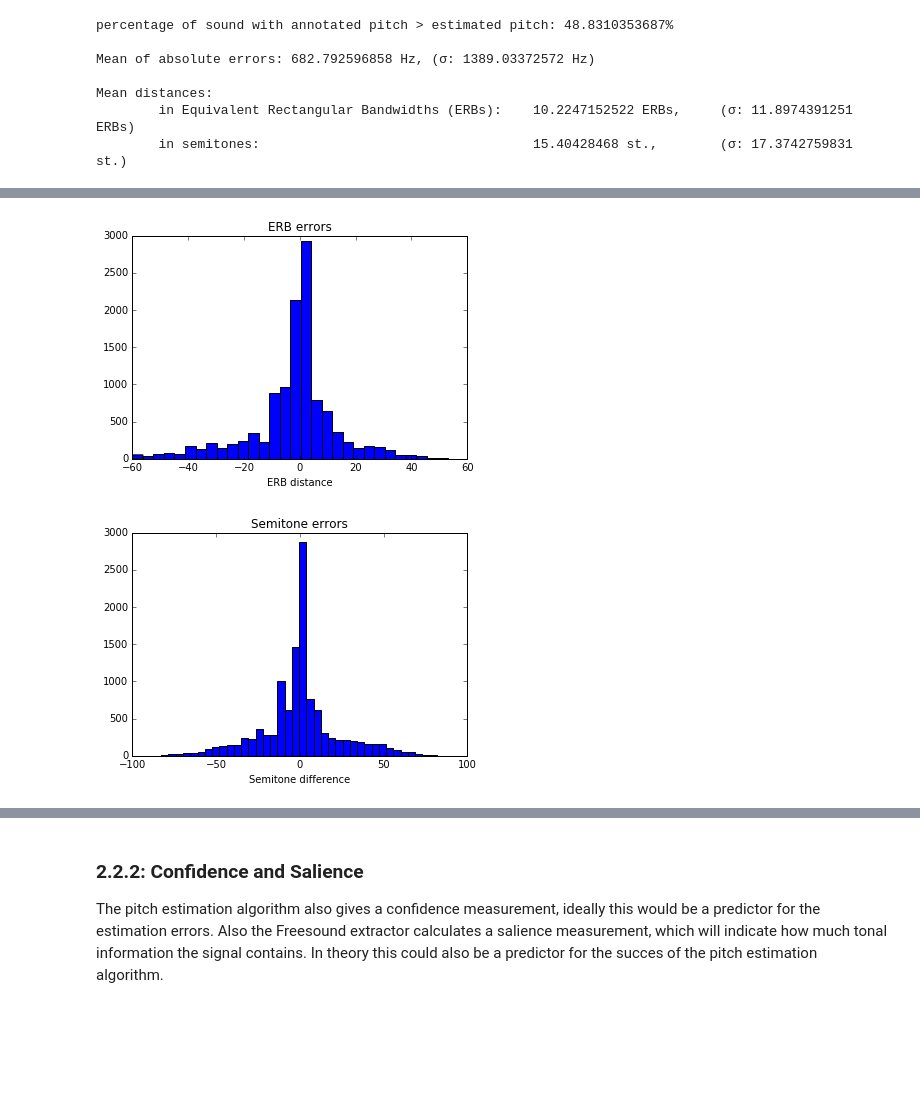
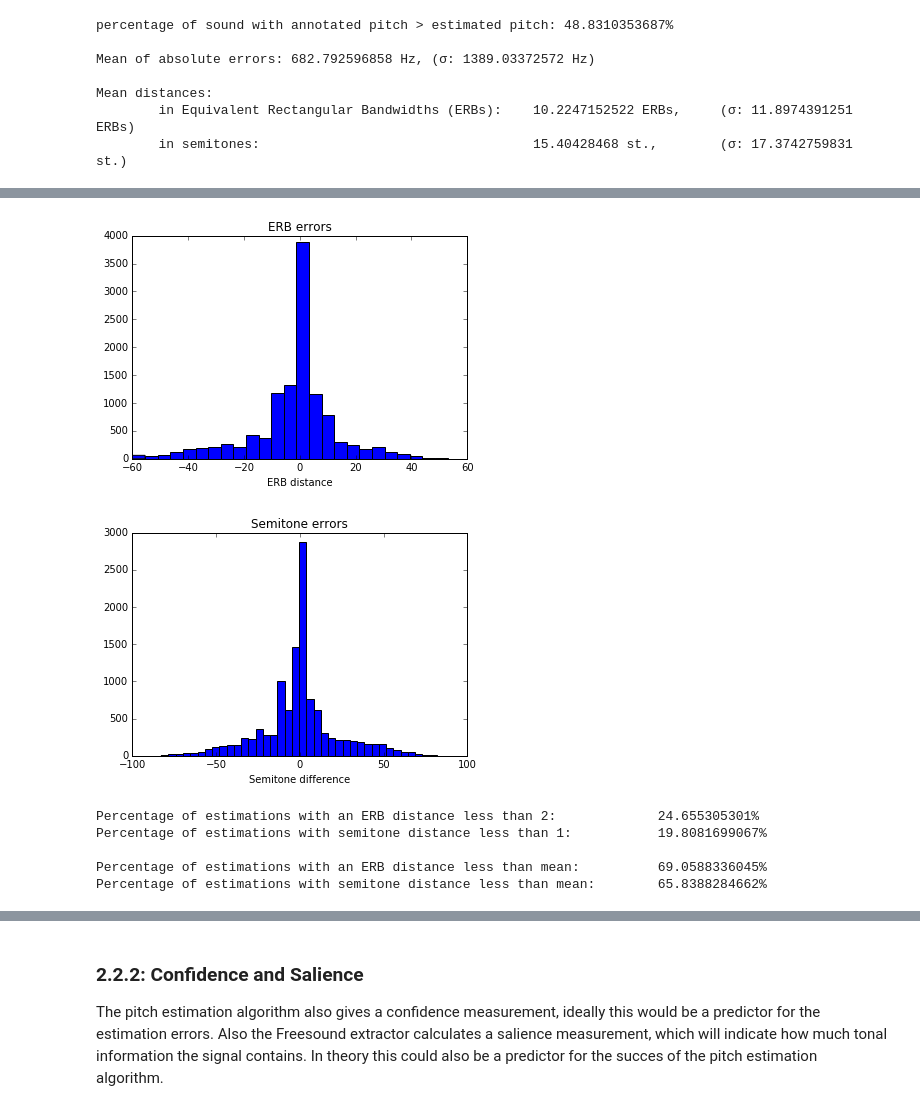
Before and after one commit to akkeh/internship, a Jupyter notebook: pitchEst/notebook/pitchEstimation.ipynb, the cells around one changed output, grey strips where cells are left out. Cells and saved outputs as stored; diff of their text form; code cells hidden in the pictures; blank space fills up the shorter version.

```diff
--- a/pitchEst/notebook/pitchEstimation.ipynb
+++ b/pitchEst/notebook/pitchEstimation.ipynb
@@ -194,13 +212,35 @@ Mean distances:
 # %%
-plt.hist(ESS_ERB, bins=30);
+plt.hist(ESS_ERB, bins=25);
 plt.title("ERB errors")
 plt.xlabel("ERB distance")
 plt.show()
 
 plt.hist(ESS_st, bins = 40);
 plt.title("Semitone errors")
 plt.xlabel("Semitone difference")
 plt.show()
 # %% [output]
-[figure, old version]
+[figure, new version]
 [figure]
+# %%
+i_ERB_gt_1 = np.where(abs(ESS_ERB) > 1)[0]
+i_ERB_lt_2 = np.where(abs(ESS_ERB) < 2)[0]
+print "Percentage of estimations with an ERB distance less than 2:\t\t" + str(len(i_ERB_lt_2) / float(N) * 100) + "%"
+
+i_st_gt_1 = np.where(abs(ESS_st) >= 1)[0]
+i_st_lt_1 = np.where(abs(ESS_st) < 1)[0]
+print "Percentage of estimations with semitone distance less than 1:\t\t" + str(len(i_st_lt_1) / float(N) * 100) + "%\n"
+
+i_ERB_gt_mu = np.where(abs(ESS_ERB) >= np.mean(abs(ESS_ERB)))[0]
+i_ERB_lt_mu = np.where(abs(ESS_ERB) < np.mean(abs(ESS_ERB)))[0]
+print "Percentage of estimations with an ERB distance less than mean:\t\t" + str(len(i_ERB_lt_mu) / float(N) * 100) + "%"
+
+i_st_gt_mu = np.where(abs(ESS_st) >= np.mean(abs(ESS_st)))[0]
+i_st_lt_mu = np.where(abs(ESS_st) < np.mean(abs(ESS_st)))[0]
+print "Percentage of estimations with semitone distance less than mean:\t" + str(len(i_st_lt_mu) / float(N) * 100) + "%"
+# %% [output]
+Percentage of estimations with an ERB distance less than 2:             24.655305301%
+Percentage of estimations with semitone distance less than 1:           19.8081699067%
+
+Percentage of estimations with an ERB distance less than mean:          69.0588336045%
+Percentage of estimations with semitone distance less than mean:        65.8388284662%
```
Also changed, not shown: parts of 6 cells of this notebook, 20 other files.
